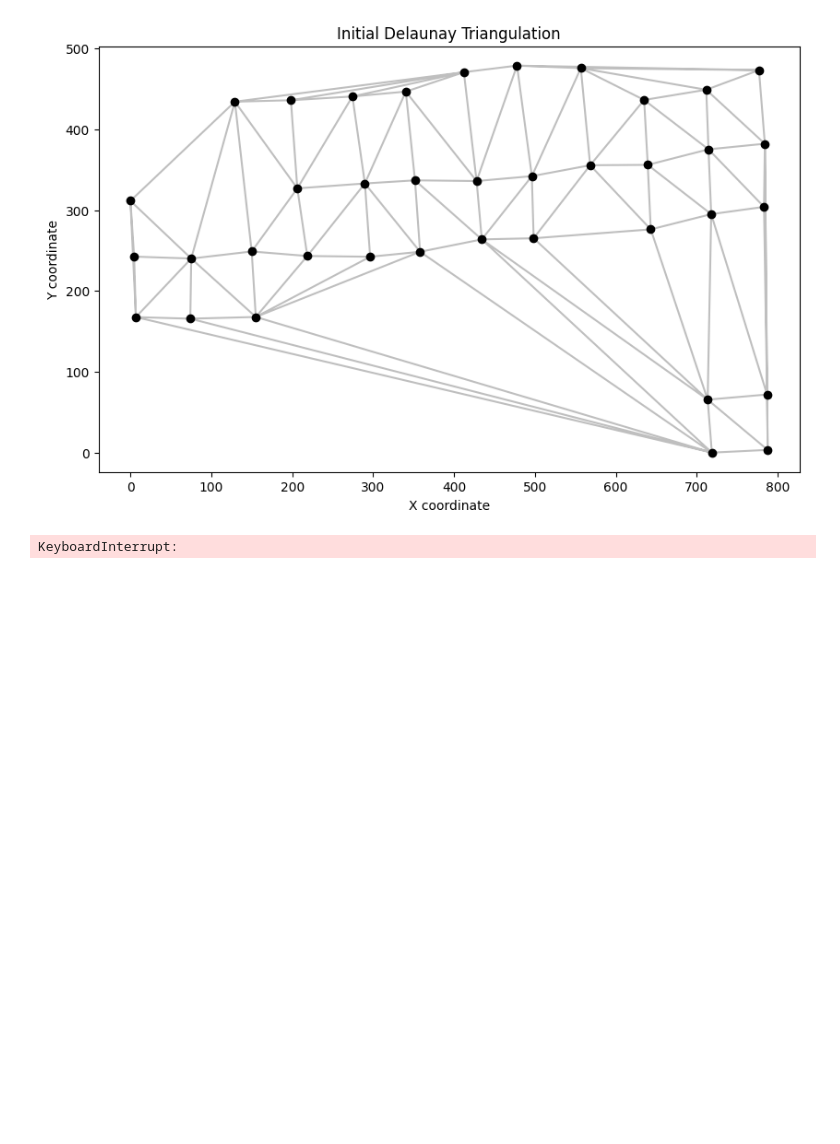
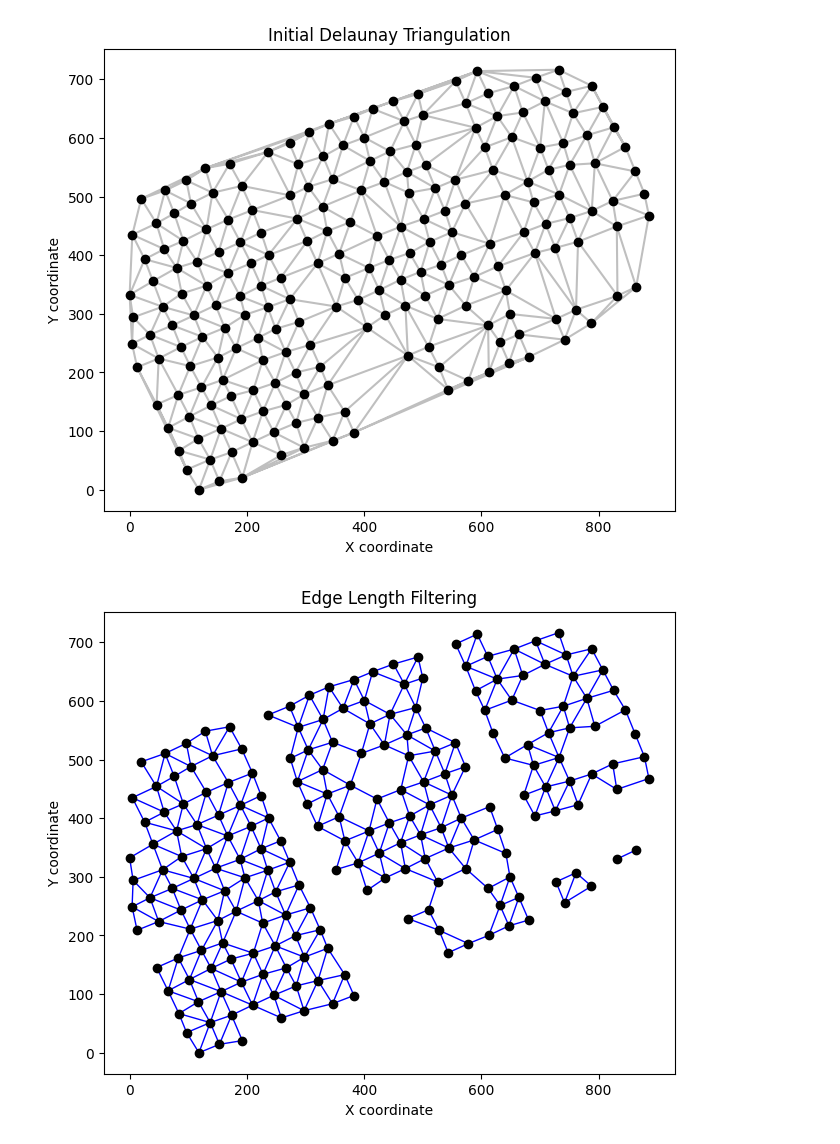
Before and after one commit to aaronge-2020/Microarray-Dearraying, a Jupyter notebook: delaunay_triangle_gridding.ipynb, the cells around one changed output. Saved outputs shown, nothing was run; the diff lists cells and outputs as text; code cells hidden in the pictures; blank space fills up the shorter version.

```diff
--- a/delaunay_triangle_gridding.ipynb
+++ b/delaunay_triangle_gridding.ipynb
@@ -592,38 +584,38 @@ def visualize_traveling_algorithm(coordinates, path):
 # %%
 import pandas as pd
 # Main workflow
-data = pd.read_json('./TMA_WSI_Labels_updated/ABC_109_1_010_1.json')
+data = pd.read_json('./augmented_labels/158869_aug_5.json')
 data = data.to_dict('records')
 
 # Convert the data to the required format if necessary
 cores = data  # Assuming 'data' is already in the correct format
 
 # Perform initial Delaunay triangulation
 # Example usage in the pipeline
 normalized_coordinates = preprocess_cores(data)
 triangulation = Delaunay(normalized_coordinates)
 visualize_delaunay_triangulation(normalized_coordinates, triangulation)
 
-image_rotation = 0
+image_rotation = 5
 angle_threshold = 50
 
 all_edges = get_all_edges_from_triangulation(triangulation)
 length_filtered_edges = filter_edges_by_length(all_edges, normalized_coordinates, 1.5)
 angle_filtered_edges = filter_edges_by_angle(length_filtered_edges, normalized_coordinates, angle_threshold, image_rotation)
 traveling_algorithm_input = limit_connections(angle_filtered_edges, normalized_coordinates)
 
 # Example usage:
 # Assume `filtered_edges` is a list of tuples (or sets) representing the remaining edges after filtering,
 # `core_to_core_distance` is the average distance between cores,
 # and `delta` is the angular tolerance in degrees for horizontal traversal.
 
 
 # The `rows` variable contains lists of core indices, where each list represents a row in the grid.
 
 visualize_edge_length_filtering(normalized_coordinates, length_filtered_edges)
 visualize_edge_angle_filtering(normalized_coordinates, angle_filtered_edges)
 visualize_final_output(normalized_coordinates, traveling_algorithm_input)
 # visualize_traveling_algorithm(normalized_coordinates, path)
 # %% [output]
-[figure, old version]
+[figure, new version]
-KeyboardInterrupt:
+[figure, added]
```
Also changed, not shown: parts of 4 cells of this notebook, 1 other file.
